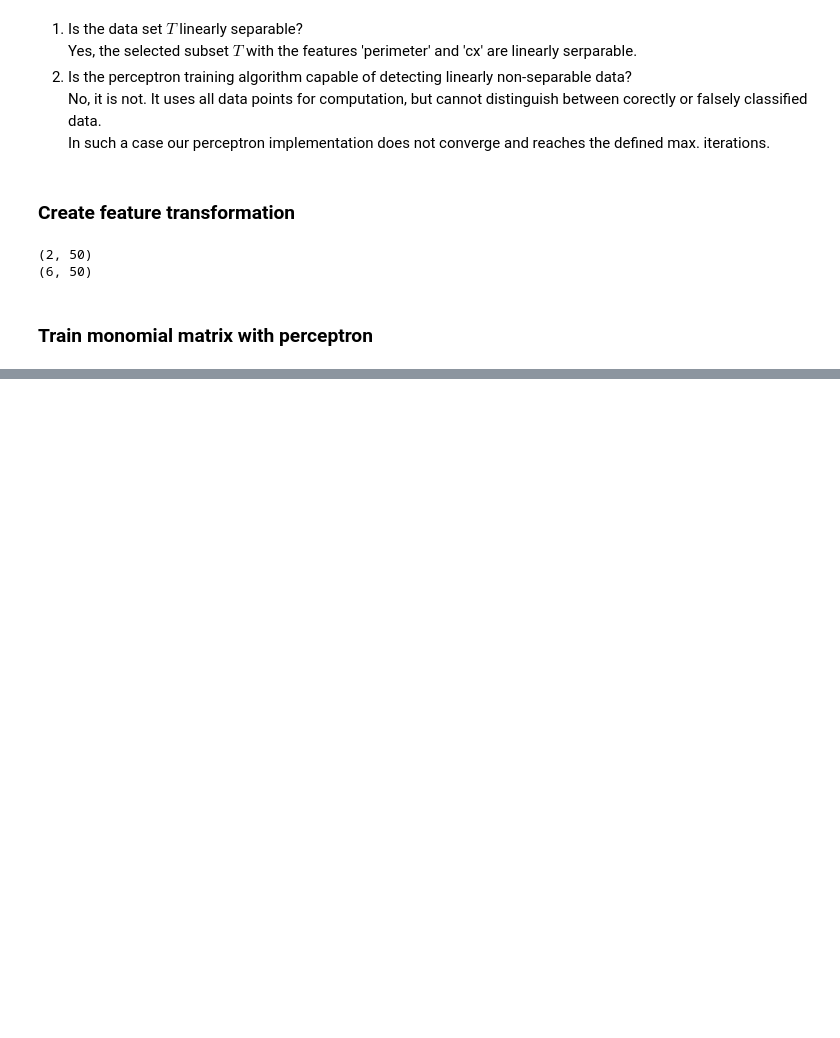
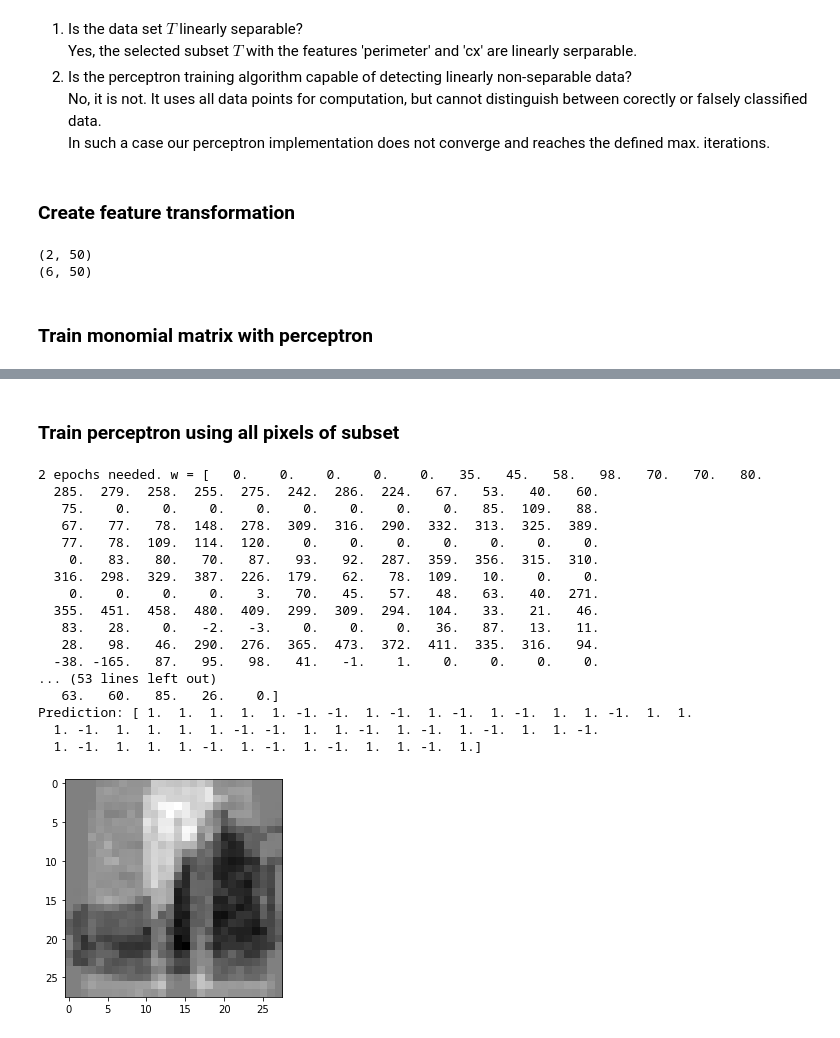
Before and after one commit to danielhp97/MLVC_1, a Jupyter notebook: Assignment_1_1.ipynb, the cells around one changed output, grey strips where cells are left out. Cells and saved outputs as stored; diff of their text form; code cells hidden in the pictures; blank space fills up the shorter version.

```diff
--- a/Assignment1.ipynb
+++ b/Assignment_1_1.ipynb
@@ -177,0 +180,34 @@ Prediction: [ 1.  1.  1. ... -1. -1. -1.]
+# %% [markdown]
+### Train perceptron using all pixels of subset
+# %%
+X_pixels = mnist_subset_rows[20:70]
+# t stays the same
+maxIts = 100
+online = True
+
+w_pixels = perceptron.percTrain(X_pixels.T, t, maxIts, online)
+prediction_pixels = perceptron.perc(w_pixels, X_pixels.T)
+
+weight_image = w_pixels[1:785].reshape(28,28)
+
+plt.imshow(weight_image,  cmap='gray')
+plt.show()
+# %% [output]
+2 epochs needed. w = [   0.    0.    0.    0.    0.   35.   45.   58.   98.   70.   70.   80.
+  285.  279.  258.  255.  275.  242.  286.  224.   67.   53.   40.   60.
+   75.    0.    0.    0.    0.    0.    0.    0.    0.   85.  109.   88.
+   67.   77.   78.  148.  278.  309.  316.  290.  332.  313.  325.  389.
+   77.   78.  109.  114.  120.    0.    0.    0.    0.    0.    0.    0.
+    0.   83.   80.   70.   87.   93.   92.  287.  359.  356.  315.  310.
+  316.  298.  329.  387.  226.  179.   62.   78.  109.   10.    0.    0.
+    0.    0.    0.    0.    3.   70.   45.   57.   48.   63.   40.  271.
+  355.  451.  458.  480.  409.  299.  309.  294.  104.   33.   21.   46.
+   83.   28.    0.   -2.   -3.    0.    0.    0.   36.   87.   13.   11.
+   28.   98.   46.  290.  276.  365.  473.  372.  411.  335.  316.   94.
+  -38. -165.   87.   95.   98.   41.   -1.    1.    0.    0.    0.    0.
+... (53 lines left out)
+   63.   60.   85.   26.    0.]
+Prediction: [ 1.  1.  1.  1.  1. -1. -1.  1. -1.  1. -1.  1. -1.  1.  1. -1.  1.  1.
+  1. -1.  1.  1.  1.  1. -1. -1.  1.  1. -1.  1. -1.  1. -1.  1.  1. -1.
+  1. -1.  1.  1.  1. -1.  1. -1.  1. -1.  1.  1. -1.  1.]
+[figure, added]
```
Also changed, not shown: parts of 15 cells of this notebook, 4 other files.
